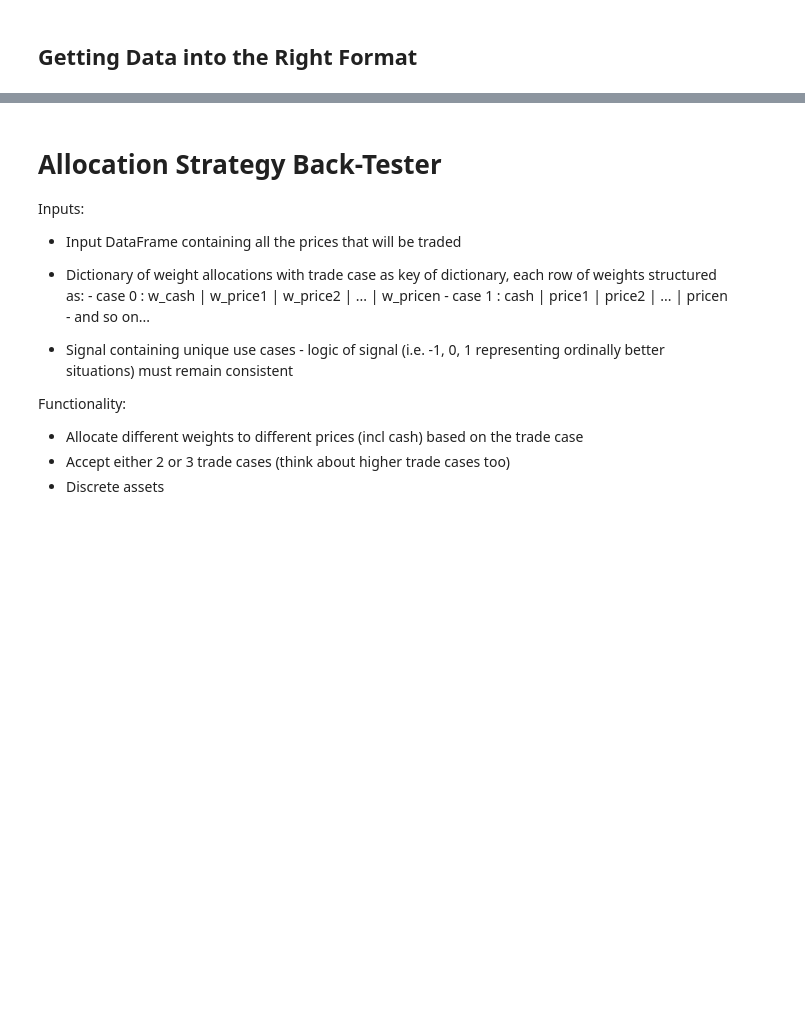
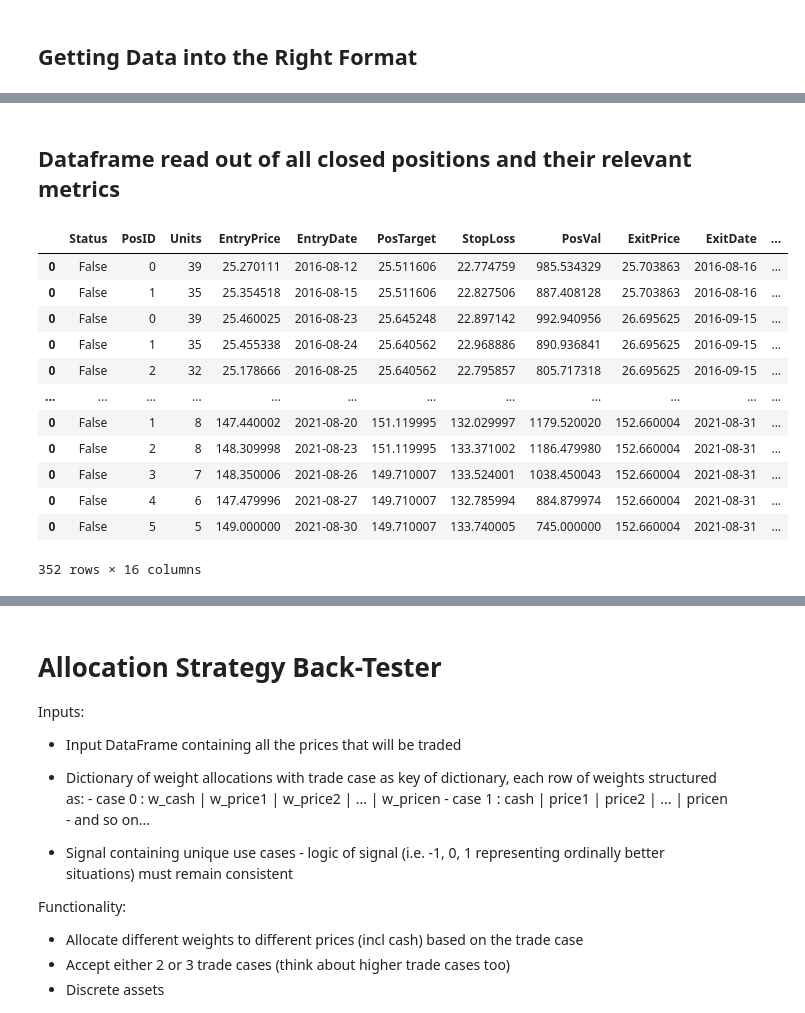
Before and after one commit to surajtirupati/TradingAlgorithms, a Jupyter notebook: Backtest.ipynb, the cells around one changed output, grey strips where cells are left out. Cells and saved outputs as stored; diff of their text form; code cells hidden in the pictures; blank space fills up the shorter version.

```diff
--- a/Backtest.ipynb
+++ b/Backtest.ipynb
@@ -892,0 +874,18 @@ plt.stem(d, e)
+# %% [markdown]
+## Dataframe read out of all closed positions and their relevant metrics
+# %%
+strat.positions
+# %% [output]
+|  | Status | PosID | Units | EntryPrice | EntryDate | PosTarget | StopLoss | PosVal | ExitPrice | ExitDate | ... |
+| 0 | False | 0 | 39 | 25.270111 | 2016-08-12 | 25.511606 | 22.774759 | 985.534329 | 25.703863 | 2016-08-16 | ... |
+| 0 | False | 1 | 35 | 25.354518 | 2016-08-15 | 25.511606 | 22.827506 | 887.408128 | 25.703863 | 2016-08-16 | ... |
+| 0 | False | 0 | 39 | 25.460025 | 2016-08-23 | 25.645248 | 22.897142 | 992.940956 | 26.695625 | 2016-09-15 | ... |
+| 0 | False | 1 | 35 | 25.455338 | 2016-08-24 | 25.640562 | 22.968886 | 890.936841 | 26.695625 | 2016-09-15 | ... |
+| 0 | False | 2 | 32 | 25.178666 | 2016-08-25 | 25.640562 | 22.795857 | 805.717318 | 26.695625 | 2016-09-15 | ... |
+| ... | ... | ... | ... | ... | ... | ... | ... | ... | ... | ... | ... |
+| 0 | False | 1 | 8 | 147.440002 | 2021-08-20 | 151.119995 | 132.029997 | 1179.520020 | 152.660004 | 2021-08-31 | ... |
+| 0 | False | 2 | 8 | 148.309998 | 2021-08-23 | 151.119995 | 133.371002 | 1186.479980 | 152.660004 | 2021-08-31 | ... |
+| 0 | False | 3 | 7 | 148.350006 | 2021-08-26 | 149.710007 | 133.524001 | 1038.450043 | 152.660004 | 2021-08-31 | ... |
+| 0 | False | 4 | 6 | 147.479996 | 2021-08-27 | 149.710007 | 132.785994 | 884.879974 | 152.660004 | 2021-08-31 | ... |
+| 0 | False | 5 | 5 | 149.000000 | 2021-08-30 | 149.710007 | 133.740005 | 745.000000 | 152.660004 | 2021-08-31 | ... |
+352 rows × 16 columns
```
Also changed, not shown: parts of 24 cells of this notebook.
